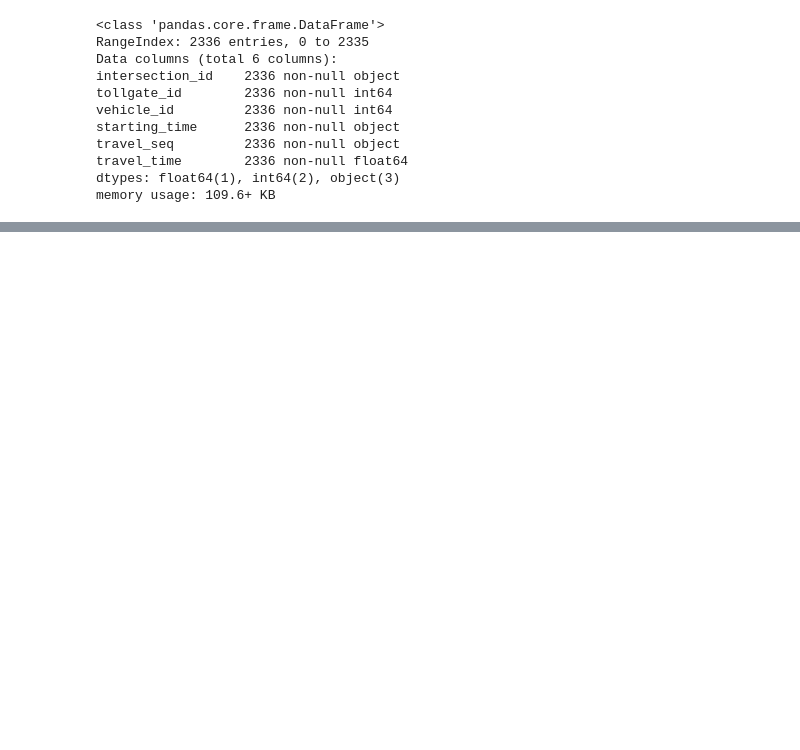
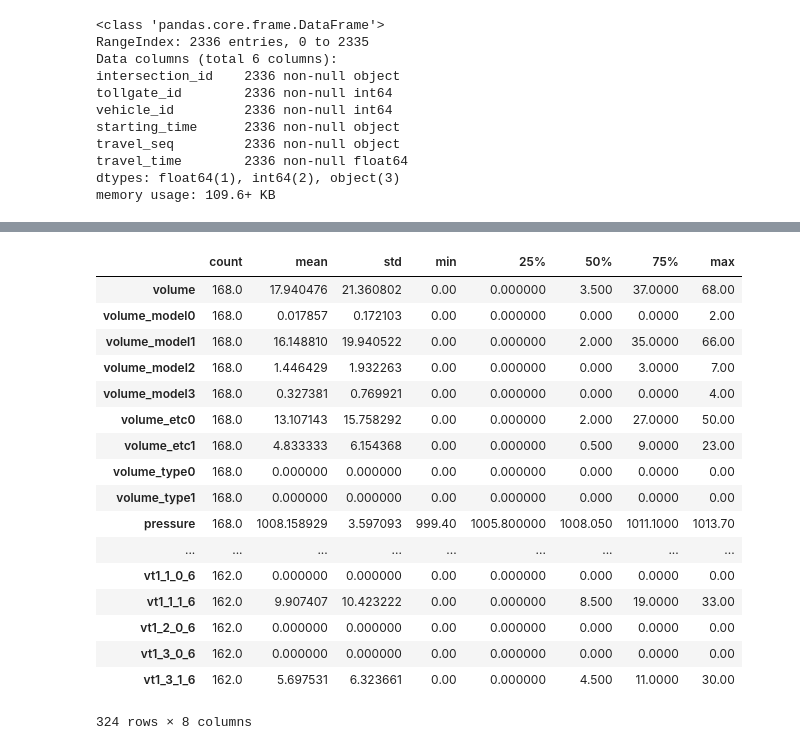
Before and after one commit to Gan-Jiang/KDD-CUP-2017, a Jupyter notebook: testset_processing.ipynb, the cells around one changed output, grey strips where cells are left out. Cells and saved outputs as stored; diff of their text form; code cells hidden in the pictures; blank space fills up the shorter version.

```diff
--- a/testset_processing.ipynb
+++ b/testset_processing.ipynb
@@ -282,0 +283,21 @@ memory usage: 212.6+ KB
+# %%
+data_1_0_final.describe().transpose()
+# %% [output]
+|  | count | mean | std | min | 25% | 50% | 75% | max |
+| volume | 168.0 | 17.940476 | 21.360802 | 0.00 | 0.000000 | 3.500 | 37.0000 | 68.00 |
+| volume_model0 | 168.0 | 0.017857 | 0.172103 | 0.00 | 0.000000 | 0.000 | 0.0000 | 2.00 |
+| volume_model1 | 168.0 | 16.148810 | 19.940522 | 0.00 | 0.000000 | 2.000 | 35.0000 | 66.00 |
+| volume_model2 | 168.0 | 1.446429 | 1.932263 | 0.00 | 0.000000 | 0.000 | 3.0000 | 7.00 |
+| volume_model3 | 168.0 | 0.327381 | 0.769921 | 0.00 | 0.000000 | 0.000 | 0.0000 | 4.00 |
+| volume_etc0 | 168.0 | 13.107143 | 15.758292 | 0.00 | 0.000000 | 2.000 | 27.0000 | 50.00 |
+| volume_etc1 | 168.0 | 4.833333 | 6.154368 | 0.00 | 0.000000 | 0.500 | 9.0000 | 23.00 |
+| volume_type0 | 168.0 | 0.000000 | 0.000000 | 0.00 | 0.000000 | 0.000 | 0.0000 | 0.00 |
+| volume_type1 | 168.0 | 0.000000 | 0.000000 | 0.00 | 0.000000 | 0.000 | 0.0000 | 0.00 |
+| pressure | 168.0 | 1008.158929 | 3.597093 | 999.40 | 1005.800000 | 1008.050 | 1011.1000 | 1013.70 |
+| ... | ... | ... | ... | ... | ... | ... | ... | ... |
+| vt1_1_0_6 | 162.0 | 0.000000 | 0.000000 | 0.00 | 0.000000 | 0.000 | 0.0000 | 0.00 |
+| vt1_1_1_6 | 162.0 | 9.907407 | 10.423222 | 0.00 | 0.000000 | 8.500 | 19.0000 | 33.00 |
+| vt1_2_0_6 | 162.0 | 0.000000 | 0.000000 | 0.00 | 0.000000 | 0.000 | 0.0000 | 0.00 |
+| vt1_3_0_6 | 162.0 | 0.000000 | 0.000000 | 0.00 | 0.000000 | 0.000 | 0.0000 | 0.00 |
+| vt1_3_1_6 | 162.0 | 5.697531 | 6.323661 | 0.00 | 0.000000 | 4.500 | 11.0000 | 30.00 |
+324 rows × 8 columns
```
Also changed, not shown: parts of 9 cells of this notebook, 18 other files.
